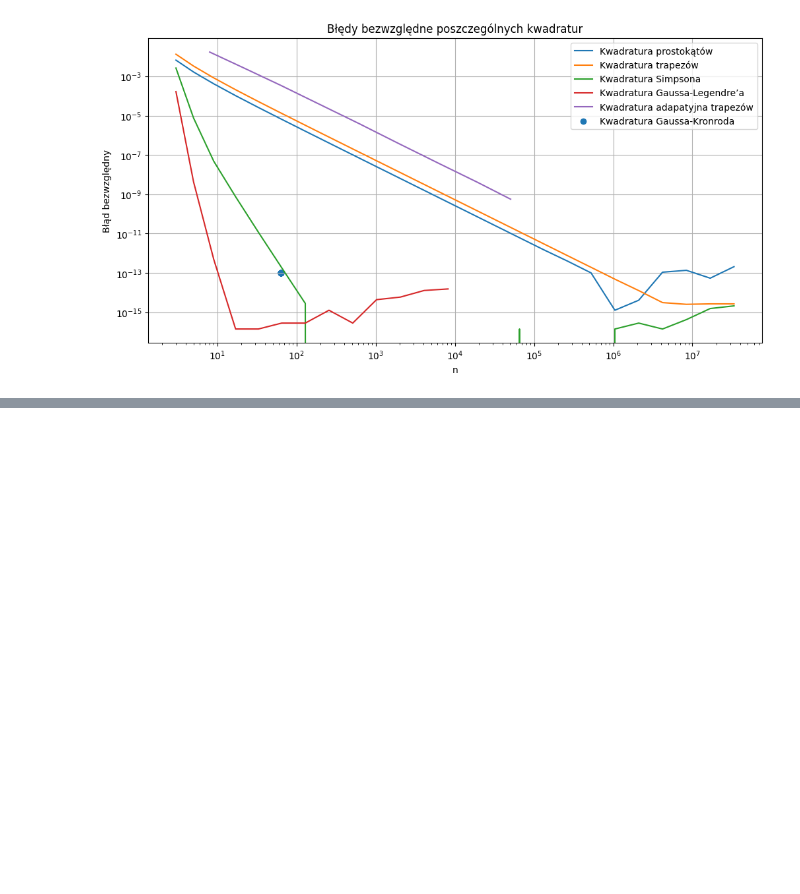
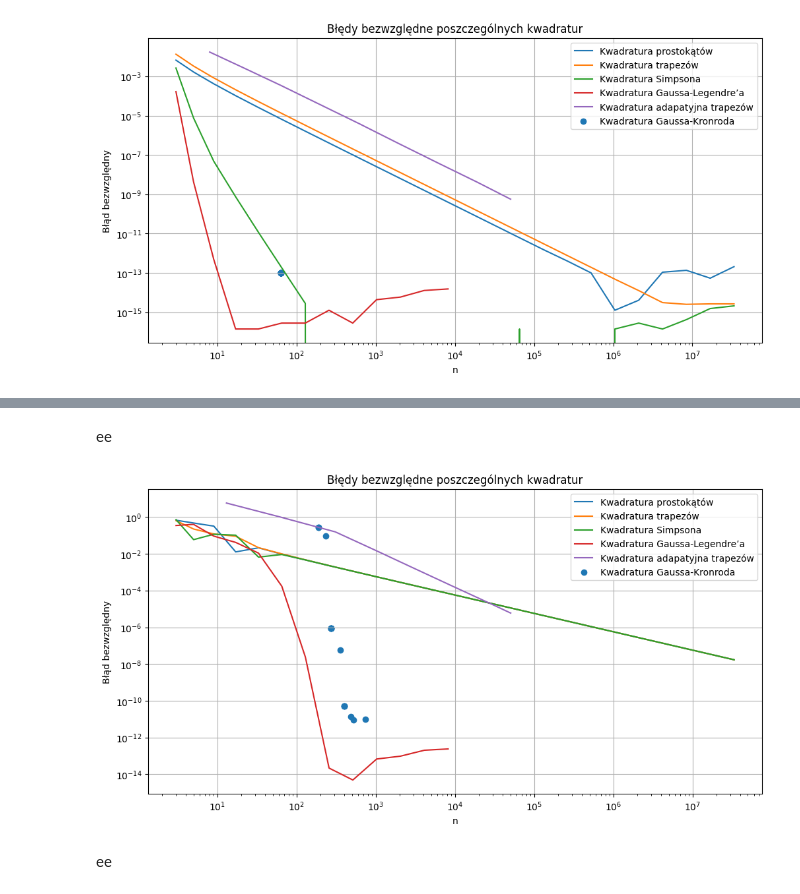
Before and after one commit to lythx/MOWNIT, a Jupyter notebook: lab7/merge.ipynb, the cells around one changed output, grey strips where cells are left out. Saved outputs shown, nothing was run; the diff lists cells and outputs as text; code cells hidden in the pictures; blank space fills up the shorter version.

```diff
--- a/lab7/merge.ipynb
+++ b/lab7/merge.ipynb
@@ -97,0 +189,16 @@ plt.show()
+# %% [markdown]
+ee
+# %%
+a = 0.001
+b = 0.004
+
+def fb(x):
+    return 1 / ((x - 0.3)**2 + a) + 1 / ((x - 0.9)**2 + b) - 6
+
+real_val_b = 1 / np.sqrt(a) * (np.arctan((1 - 0.3) / np.sqrt(a)) + np.arctan(0.3 / np.sqrt(a))) + 1 / np.sqrt(b) * (np.arctan((1 - 0.9) / np.sqrt(b)) + np.arctan(0.9 / np.sqrt(b))) - 6
+
+calc_and_plot_err(fb, real_val_b)
+# %% [output]
+[figure, added]
+# %% [markdown]
+ee
```
Also changed, not shown: parts of 4 cells of this notebook.
